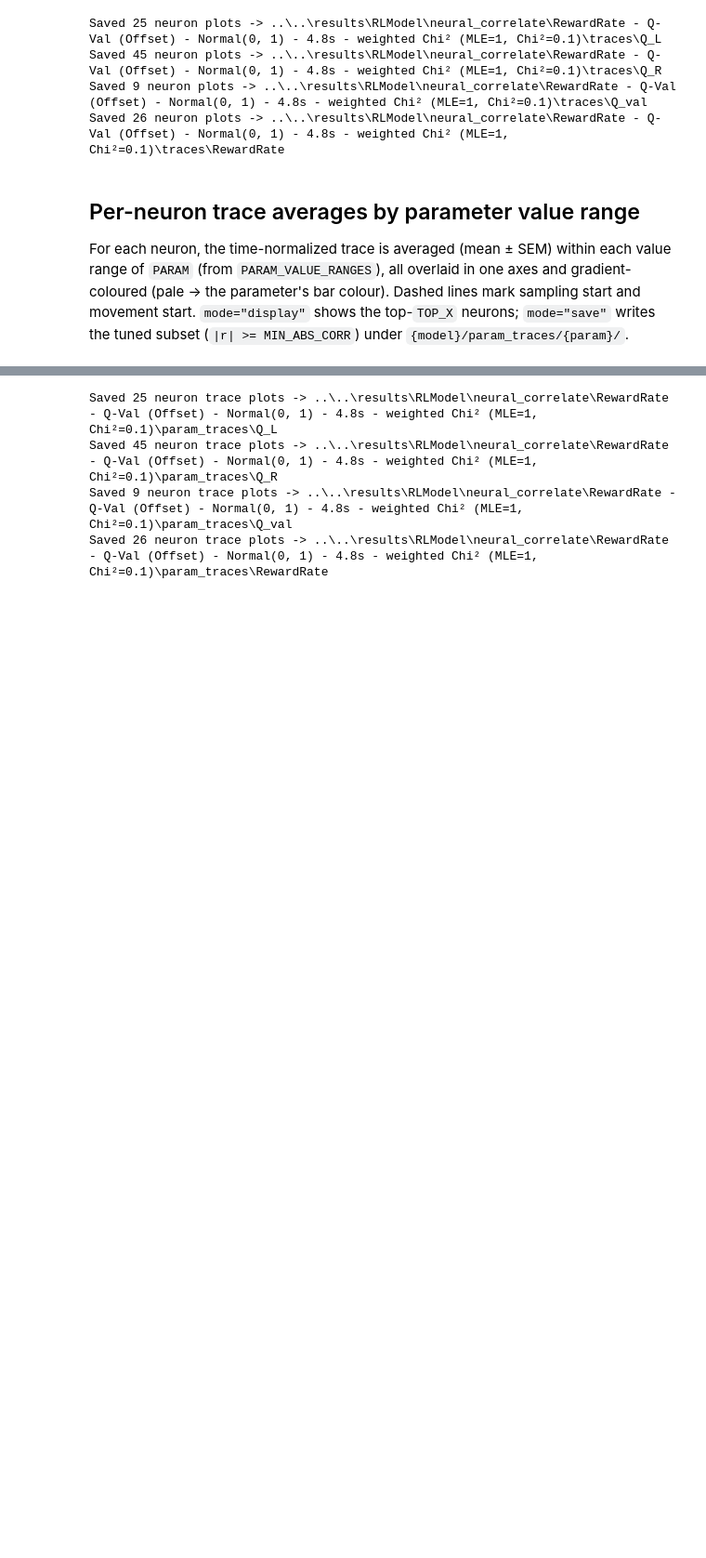
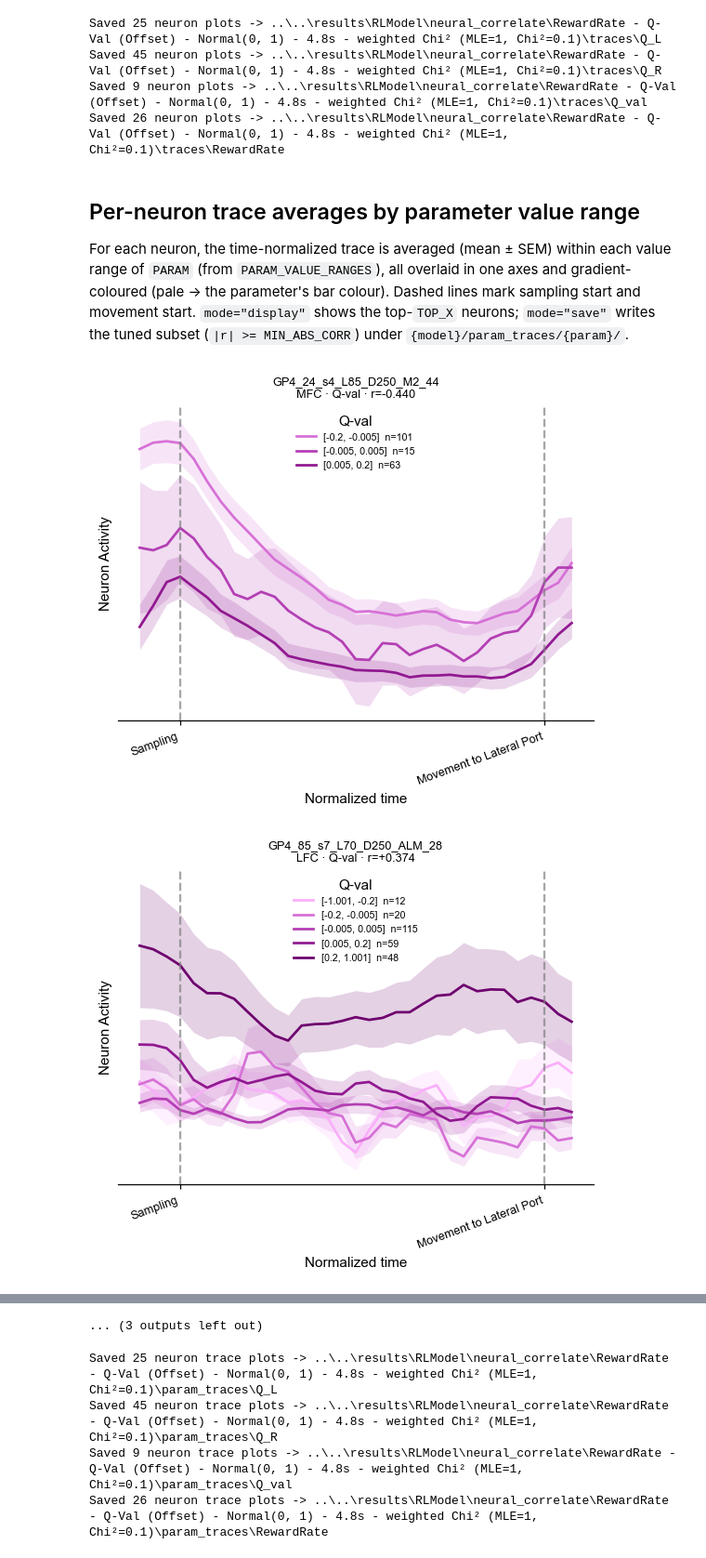
Before and after one commit to oraby/paper_fast_slow, a Jupyter notebook: code/rlmodel/model_neural_correlate.ipynb, the cells around one changed output, grey strips where cells are left out. Shown at 93% size. Drawn from its saved outputs; the diff is of its cells as text; code cells hidden in the pictures; blank space fills up the shorter version.

```diff
--- a/code/rlmodel/model_neural_correlate.ipynb
+++ b/code/rlmodel/model_neural_correlate.ipynb
@@ -196,6 +206,9 @@ neurons; `mode="save"` writes the tuned subset (`|r| >= MIN_ABS_CORR`) under
 # %%
 # Display the top-TOP_X tuned neurons' range-averaged traces for PARAM:
 # _PARAM = "Q_R"
-# _PARAM = PARAM
-# _ = nc.plot_neuron_param_traces(table, corr_df, _PARAM, PARAM_VALUE_RANGES[_PARAM],
-#                                 mode="display", top_x=TOP_X)
+_PARAM = PARAM
+_ = nc.plot_neuron_param_traces(table, corr_df, _PARAM, PARAM_VALUE_RANGES[_PARAM],
+                                mode="display", top_x=TOP_X)
+# %% [output]
+[figure, added]
+[figure, added]
@@ -202,3 +225,4 @@ neurons; `mode="save"` writes the tuned subset (`|r| >= MIN_ABS_CORR`) under
+... (3 outputs left out)
 # %%
 # Save the tuned subset for every parameter:
 #   {BASE_SAVE_PATH}/{model}/param_traces/{param}/{signed_r}_{long_name}[_region].svg
```
Also changed, not shown: parts of 11 cells of this notebook, 2 other files.
